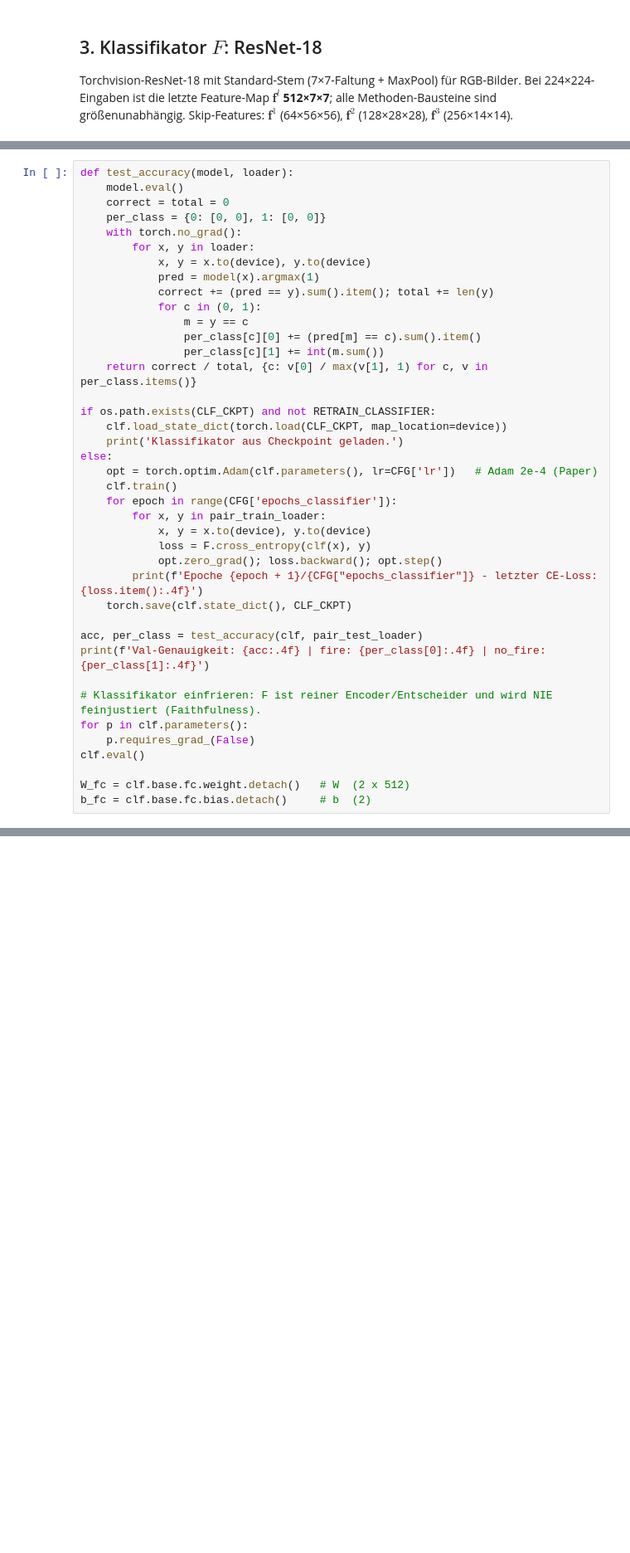
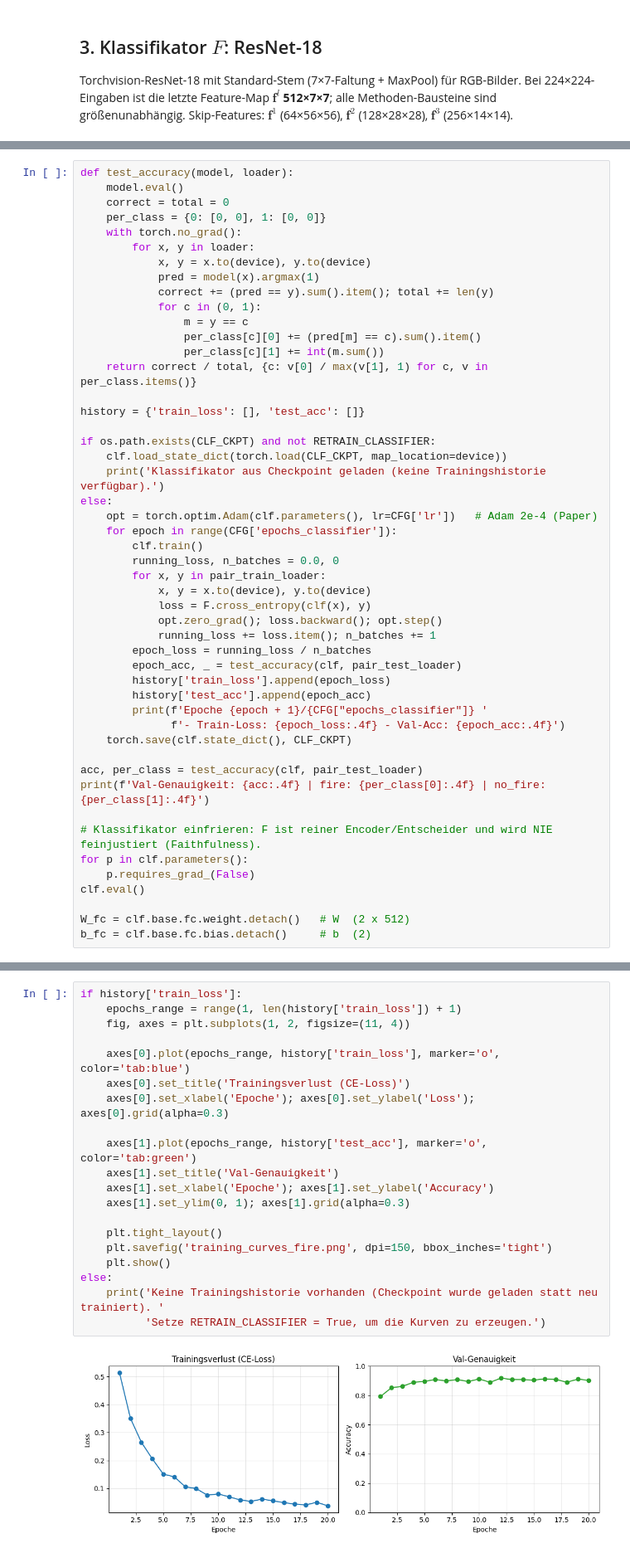
Before and after one commit to uulex/Explaining_Image_Classification, a Jupyter notebook: Fire _Detection/Fire_Finale_Version/Train_ResNet18_Fire.ipynb, the cells around one changed output, grey strips where cells are left out. Shown at 83% size. Drawn from its saved outputs; the diff is of its cells as text; blank space fills up the shorter version.

Commit message:
Updated ResNet Fire

```diff
--- a/Fire _Detection/Fire_Finale_Version/Train_ResNet18_Fire.ipynb
+++ b/Fire _Detection/Fire_Finale_Version/Train_ResNet18_Fire.ipynb
@@ -206,18 +200,27 @@ def test_accuracy(model, loader):
                 per_class[c][1] += int(m.sum())
     return correct / total, {c: v[0] / max(v[1], 1) for c, v in per_class.items()}
 
+history = {'train_loss': [], 'test_acc': []}
+
 if os.path.exists(CLF_CKPT) and not RETRAIN_CLASSIFIER:
     clf.load_state_dict(torch.load(CLF_CKPT, map_location=device))
-    print('Klassifikator aus Checkpoint geladen.')
+    print('Klassifikator aus Checkpoint geladen (keine Trainingshistorie verfügbar).')
 else:
     opt = torch.optim.Adam(clf.parameters(), lr=CFG['lr'])   # Adam 2e-4 (Paper)
-    clf.train()
     for epoch in range(CFG['epochs_classifier']):
+        clf.train()
+        running_loss, n_batches = 0.0, 0
         for x, y in pair_train_loader:
             x, y = x.to(device), y.to(device)
             loss = F.cross_entropy(clf(x), y)
             opt.zero_grad(); loss.backward(); opt.step()
-        print(f'Epoche {epoch + 1}/{CFG["epochs_classifier"]} - letzter CE-Loss: {loss.item():.4f}')
+            running_loss += loss.item(); n_batches += 1
+        epoch_loss = running_loss / n_batches
+        epoch_acc, _ = test_accuracy(clf, pair_test_loader)
+        history['train_loss'].append(epoch_loss)
+        history['test_acc'].append(epoch_acc)
+        print(f'Epoche {epoch + 1}/{CFG["epochs_classifier"]} '
+              f'- Train-Loss: {epoch_loss:.4f} - Val-Acc: {epoch_acc:.4f}')
     torch.save(clf.state_dict(), CLF_CKPT)
 
 acc, per_class = test_accuracy(clf, pair_test_loader)
@@ -232,0 +256,22 @@ b_fc = clf.base.fc.bias.detach()     # b  (2)
+# %%
+if history['train_loss']:
+    epochs_range = range(1, len(history['train_loss']) + 1)
+    fig, axes = plt.subplots(1, 2, figsize=(11, 4))
+
+    axes[0].plot(epochs_range, history['train_loss'], marker='o', color='tab:blue')
+    axes[0].set_title('Trainingsverlust (CE-Loss)')
+    axes[0].set_xlabel('Epoche'); axes[0].set_ylabel('Loss'); axes[0].grid(alpha=0.3)
+
+    axes[1].plot(epochs_range, history['test_acc'], marker='o', color='tab:green')
+    axes[1].set_title('Val-Genauigkeit')
+    axes[1].set_xlabel('Epoche'); axes[1].set_ylabel('Accuracy')
+    axes[1].set_ylim(0, 1); axes[1].grid(alpha=0.3)
+
+    plt.tight_layout()
+    plt.savefig('training_curves_fire.png', dpi=150, bbox_inches='tight')
+    plt.show()
+else:
+    print('Keine Trainingshistorie vorhanden (Checkpoint wurde geladen statt neu trainiert). '
+          'Setze RETRAIN_CLASSIFIER = True, um die Kurven zu erzeugen.')
+# %% [output]
+[figure, added]
```
Also changed, not shown: parts of 7 cells of this notebook, 1 other file.
